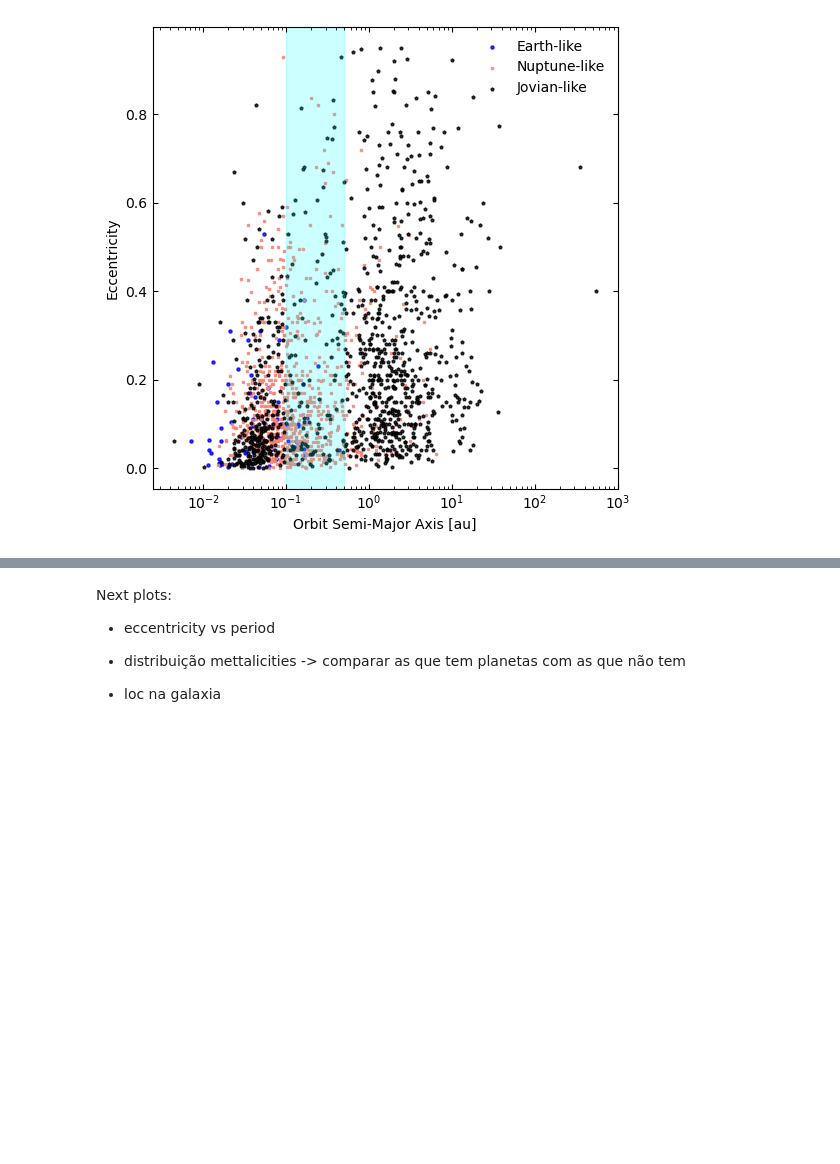
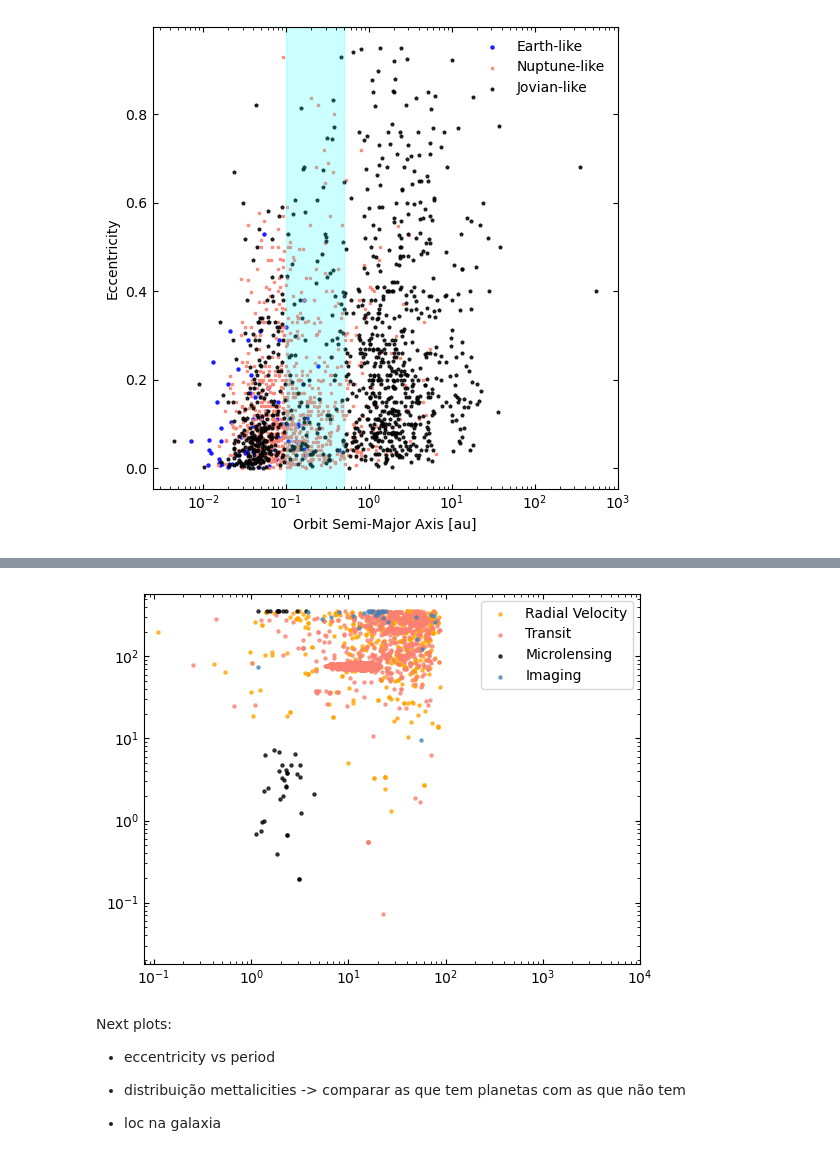
Before and after one commit to ylaksl/Exoplanets-Stats, a Jupyter notebook: exoplanet-stats.ipynb, the cells around one changed output, grey strips where cells are left out. Cells and saved outputs as stored; diff of their text form; code cells hidden in the pictures; blank space fills up the shorter version.

```diff
--- a/exoplanet-stats.ipynb
+++ b/exoplanet-stats.ipynb
@@ -233,3 +260,21 @@ plt.show()
+# %%
+plt.scatter(radv['glat'], radv['glon'], s = 5, marker = 'o', c = 'orange', alpha = 0.7, ec = 'orange', label = 'Radial Velocity')
+plt.scatter(trasnit['glat'], trasnit['glon'], s = 5, marker = 'o', c = 'salmon', alpha = 0.7, ec = 'salmon', label = 'Transit')
+plt.scatter(micro['glat'], micro['glon'], s = 5, marker = 'o', c = 'black', alpha = 0.7, ec = 'black', label = 'Microlensing')
+plt.scatter(imagins['glat'], imagins['glon'], s = 5, marker = 'o', c = 'steelblue', alpha = 0.7, ec = 'steelblue', label = 'Imaging')
+
+
+plt.tick_params(direction='in', which = 'both', bottom = 1, top =1, left = 1, right = 1)
+plt.xscale('log')
+plt.yscale('log')
+
+#plt.xlabel('Orbit Semi-Major Axis [au]')
+#plt.ylabel('Planet Mass or Mass*sin(i) [Jupiter Mass]')
+plt.xlim(0,10000)
+plt.legend()
+plt.show()
+# %% [output]
+[figure, added]
 # %% [markdown]
 Next plots:
 
```
Also changed, not shown: parts of 7 cells of this notebook, 1 other file.
